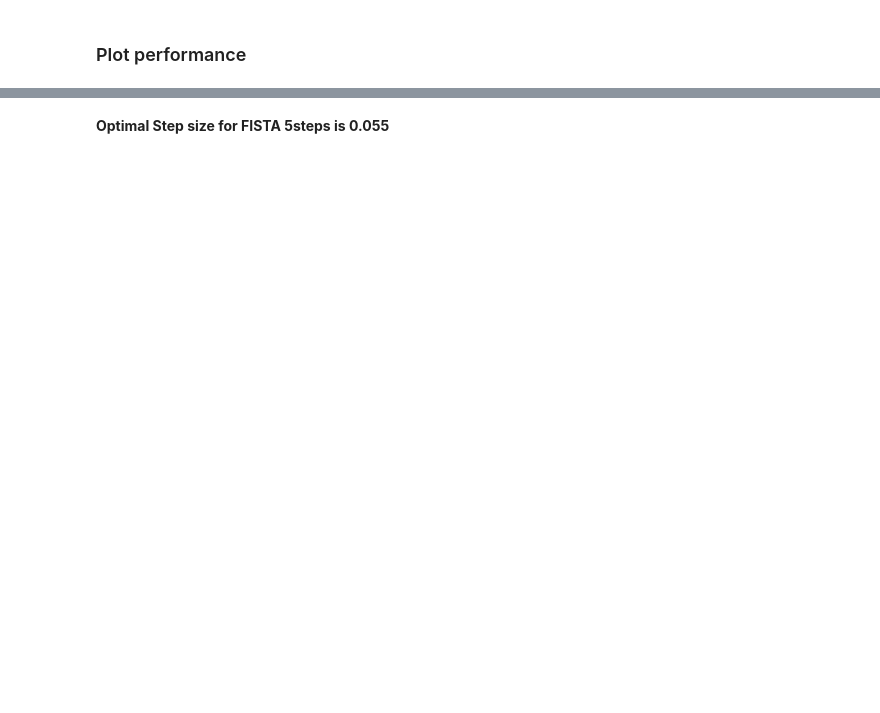
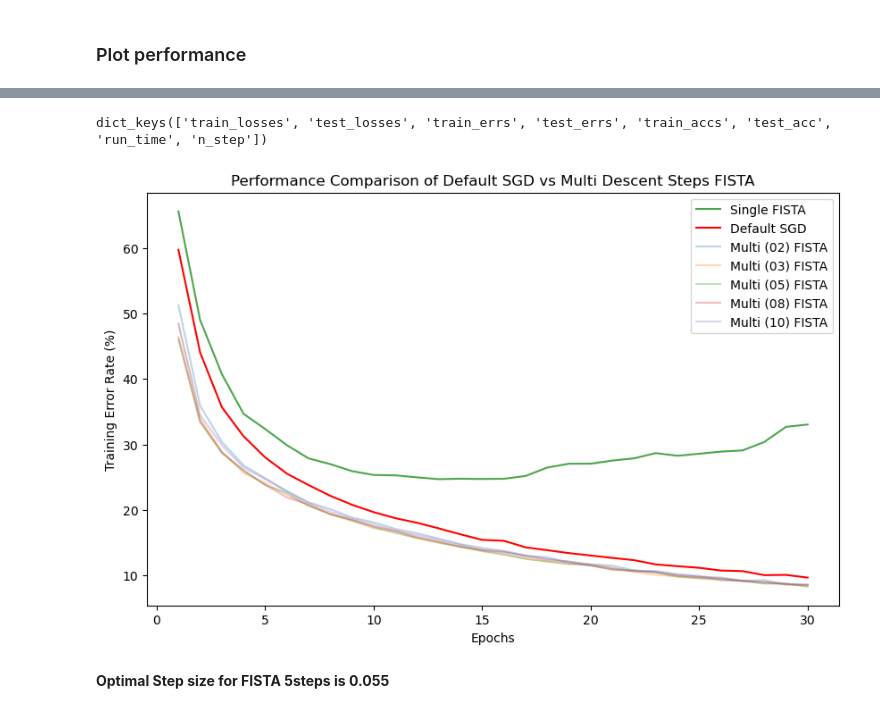
Before and after one commit to tuanna712/IndStudy5840, a Jupyter notebook: W08/fista_multi/run_fista_mult.ipynb, the cells around one changed output, grey strips where cells are left out. Cells and saved outputs as stored; diff of their text form; code cells hidden in the pictures; blank space fills up the shorter version.

```diff
--- a/W08/fista_multi/run_fista_mult.ipynb
+++ b/W08/fista_multi/run_fista_mult.ipynb
@@ -393,2 +266,43 @@ plt.show()
+# %%
+import json
+import matplotlib.pyplot as plt
+
+sngl_sgd = "/home/tung5534/cnn_cifar/W08/optimal_step_size/scores/E30T95/SGD_lr_0133_sngl.json"
+mult_02_fista = "/home/tung5534/cnn_cifar/W08/fista_multi/scores/E30_ministeps_lr055/FISTA_5steps_lr_2.json"
+mult_03_fista = "/home/tung5534/cnn_cifar/W08/fista_multi/scores/E30_ministeps_lr055/FISTA_5steps_lr_3.json"
+mult_05_fista = "/home/tung5534/cnn_cifar/W08/fista_multi/scores/E30_ministeps_lr055/FISTA_5steps_lr_5.json"
+mult_08_fista = "/home/tung5534/cnn_cifar/W08/fista_multi/scores/E30_ministeps_lr055/FISTA_5steps_lr_8.json"
+mult_10_fista = "/home/tung5534/cnn_cifar/W08/fista_multi/scores/E30_ministeps_lr055/FISTA_5steps_lr_10.json"
+
+sngl_fista = "/home/tung5534/cnn_cifar/W08/fista_single/scores/FISTA_sngl_lr_0.0007.json"
+
+sngl_scores = json.load(open(sngl_sgd, 'r'))
+mult_02_scores = json.load(open(mult_02_fista, 'r'))
+mult_03_scores = json.load(open(mult_03_fista, 'r'))
+mult_05_scores = json.load(open(mult_05_fista, 'r'))
+mult_08_scores = json.load(open(mult_08_fista, 'r'))
+mult_10_scores = json.load(open(mult_10_fista, 'r'))
+
+sngl_fista_scores = json.load(open(sngl_fista, 'r'))
+
+
+print(sngl_scores.keys())
+plt.figure(figsize=(10,6))
+plt.plot(range(1, len(sngl_fista_scores['train_errs'][:30])+1), sngl_fista_scores['train_errs'][:30], linestyle='-', label='Single FISTA', color='green', alpha=.7)
+plt.plot(range(1, len(sngl_scores['train_errs'][:30])+1), sngl_scores['train_errs'][:30], linestyle='-', label='Default SGD', color='red')
+plt.plot(range(1, len(mult_02_scores['train_errs'])+1), mult_02_scores['train_errs'], linestyle='-', label='Multi (02) FISTA', alpha=.3)
+plt.plot(range(1, len(mult_03_scores['train_errs'])+1), mult_03_scores['train_errs'], linestyle='-', label='Multi (03) FISTA', alpha=.3)
+plt.plot(range(1, len(mult_05_scores['train_errs'])+1), mult_05_scores['train_errs'], linestyle='-', label='Multi (05) FISTA', alpha=.3)
+plt.plot(range(1, len(mult_08_scores['train_errs'])+1), mult_08_scores['train_errs'], linestyle='-', label='Multi (08) FISTA', alpha=.3)
+plt.plot(range(1, len(mult_10_scores['train_errs'])+1), mult_10_scores['train_errs'], linestyle='-', label='Multi (10) FISTA', alpha=.3)
+
+plt.xlabel('Epochs')
+plt.ylabel('Training Error Rate (%)')
+plt.title('Performance Comparison of Default SGD vs Multi Descent Steps FISTA')
+plt.legend()
+plt.show()
+# %% [output]
+dict_keys(['train_losses', 'test_losses', 'train_errs', 'test_errs', 'train_accs', 'test_acc', 'run_time', 'n_step'])
+[figure, added]
 # %% [markdown]
 **Optimal Step size for FISTA 5steps is 0.055**
```
Also changed, not shown: parts of 2 cells of this notebook, 6 other files.
